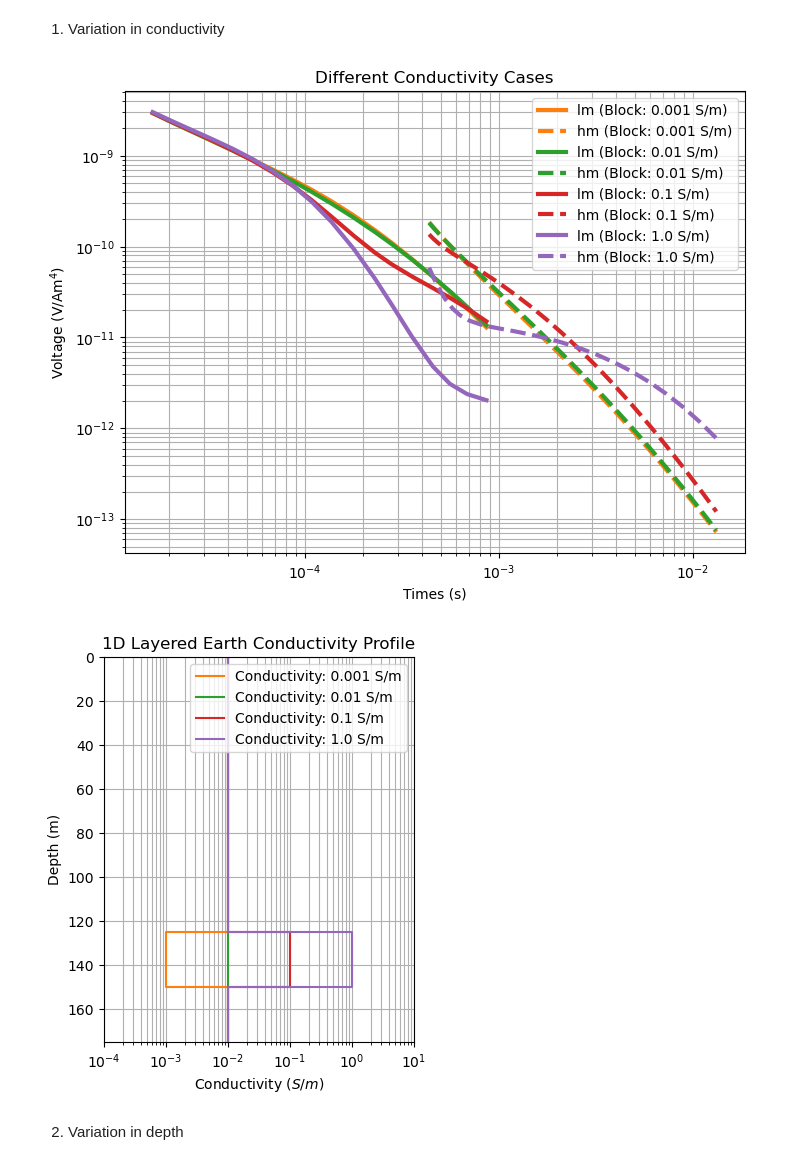
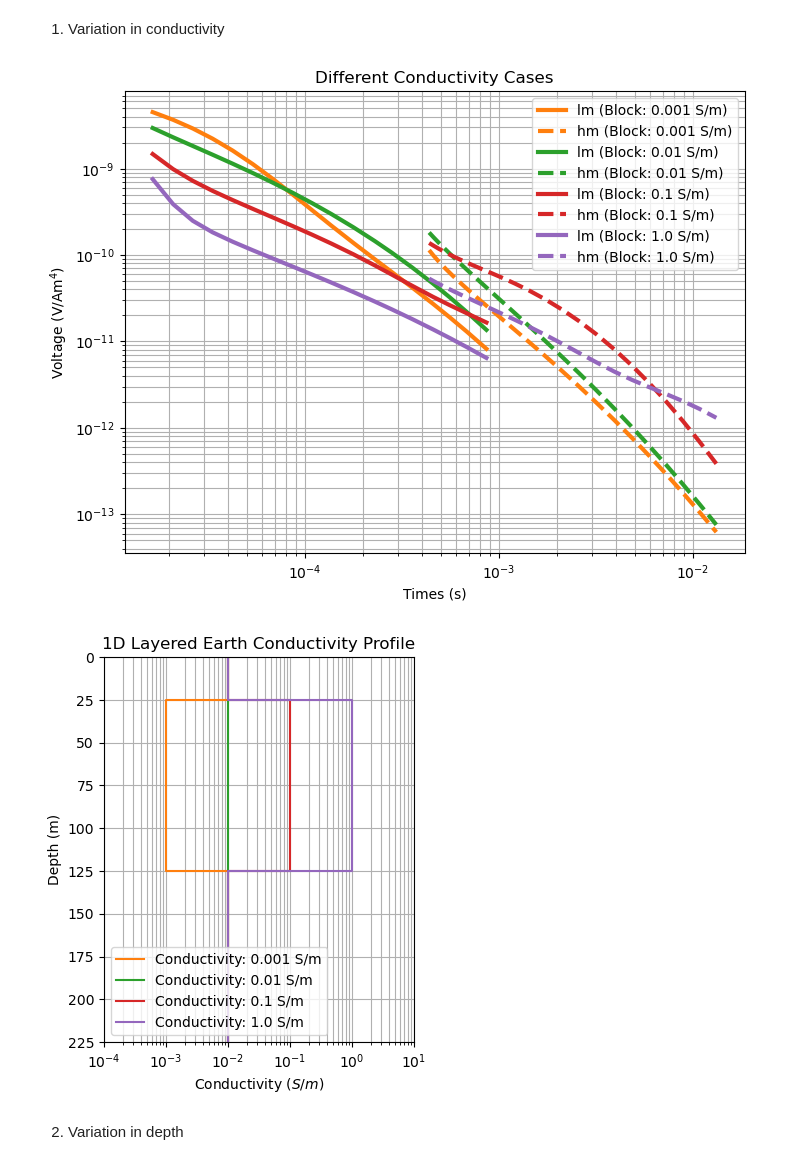
Before and after one commit to oscarshek/EOSC-556-Project, a Jupyter notebook: Notebook/forward_simulation.ipynb, the cells around one changed output. Cells and saved outputs as stored; diff of their text form; code cells hidden in the pictures.

```diff
--- a/Notebook/forward_simulation.ipynb
+++ b/Notebook/forward_simulation.ipynb
@@ -450,7 +450,7 @@ conductivity_cases = [
 ]
 
 # Layer thicknesses
-layer_thicknesses = np.r_[125.0, 25.0]
+layer_thicknesses = np.r_[25.0, 100.0] #[125.0, 25.0]
 
 # Number of layers
 n_layers = len(conductivity_cases[0])
@@ -458,34 +458,34 @@ n_layers = len(conductivity_cases[0])
 # Plot each conductivity case on the same graph with different colors and labels
 fig, ax = plt.subplots(figsize=(8, 6))
 
 colors = ['C1', 'C2', 'C3', 'C4']
 
 for i, conductivity_model in enumerate(conductivity_cases):
     # Define model and mapping for a conductivity model.
     conductivity_map = maps.IdentityMap(nP=n_layers)
 
     simulation_conductivity = tdem.Simulation1DLayered(
         survey_skytem,
         sigmaMap=conductivity_map,
         thicknesses=layer_thicknesses,
     )
 
     dpred_conductivity = simulation_conductivity.dpred(conductivity_model)
 
     dpred_lm = -dpred_conductivity[:18]
     dpred_hm = -dpred_conductivity[18:]
 
     ax.loglog(LM_times, dpred_lm, colors[i], lw=3, label=f"lm (Block: {conductivity_model[1]} S/m)")
     ax.loglog(HM_times, dpred_hm, colors[i], lw=3, linestyle='--', label=f"hm (Block: {conductivity_model[1]} S/m)")
 
 ax.grid(which="both")
 ax.set_xlabel("Times (s)")
 ax.set_ylabel("Voltage (V/Am$^4$)")
 ax.set_title("Different Conductivity Cases")
 ax.legend()
 plt.show()
 # %% [output]
-[figure, old version]
+[figure, new version]
 # %%
 # Plot each conductivity profile
 fig, ax = plt.subplots(figsize=(4, 5))
@@ -503,7 +503,7 @@ ax.set_xlim(1e-4, 1e1)
 ax.legend()
 plt.show()
 # %% [output]
-[figure, old version]
+[figure, new version]
 # %% [markdown]
 2. Variation in depth
 # %%
```
